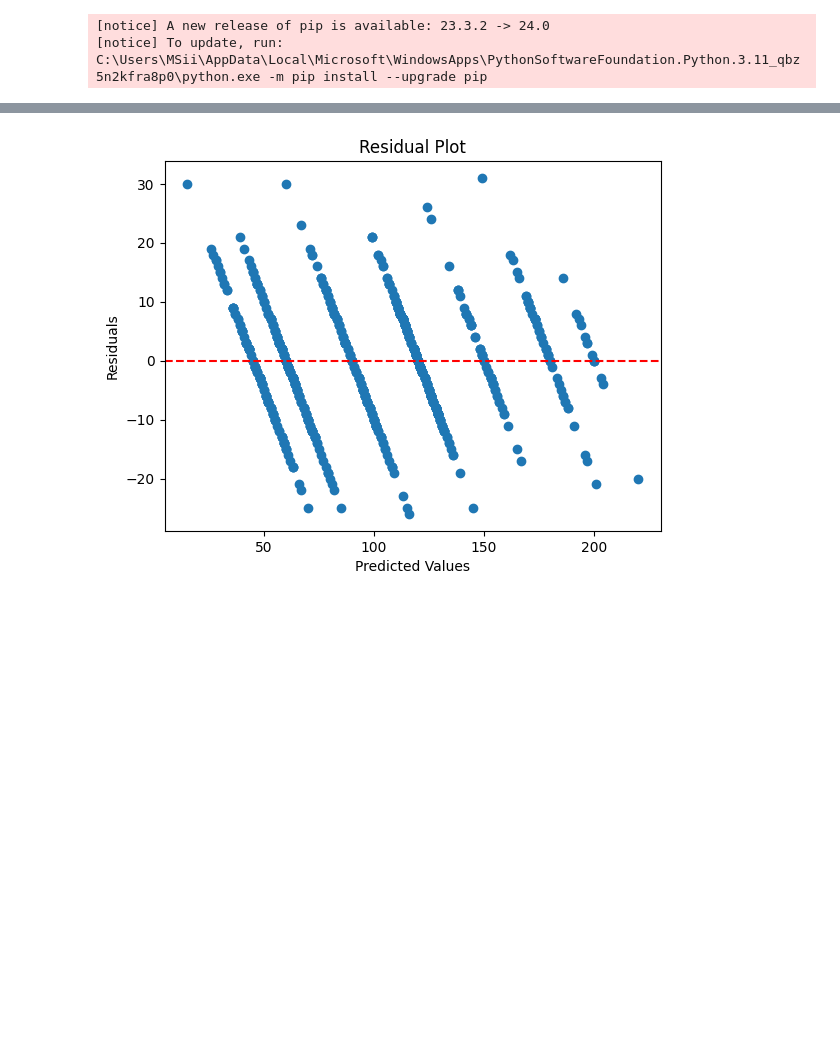
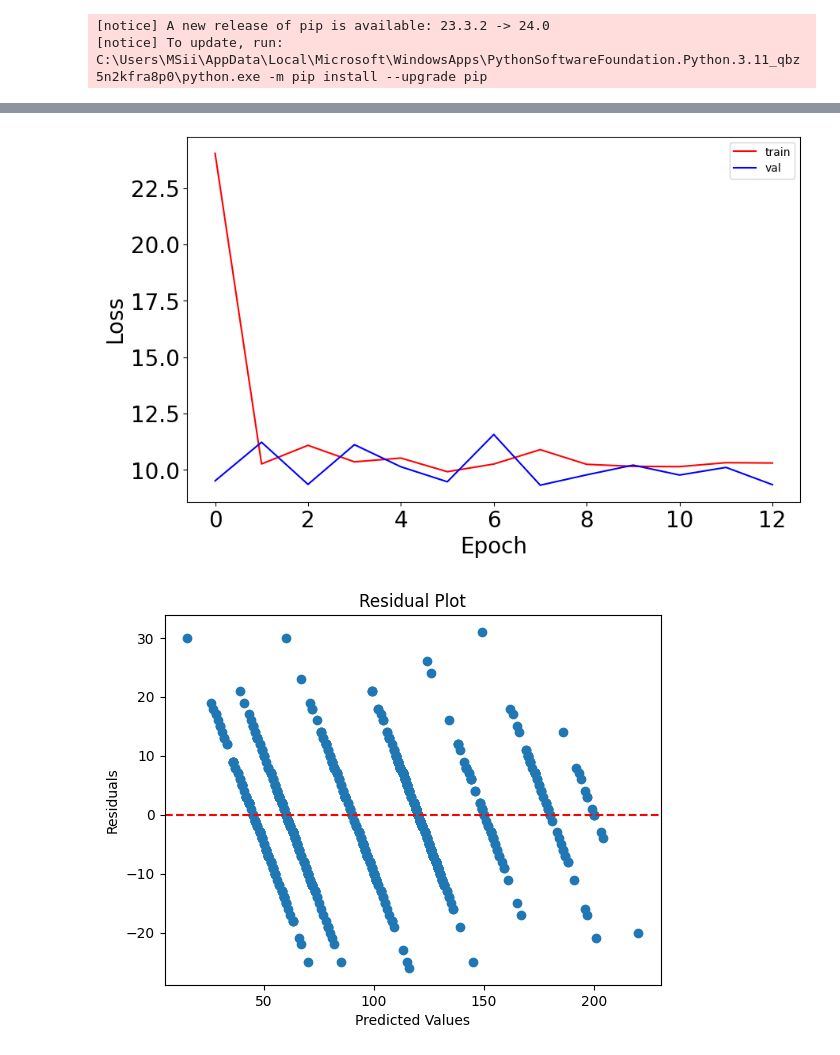
Before and after one commit to harees-srini/FYP-implementation, a Jupyter notebook: NN_prediction_V2.ipynb, the cells around one changed output, grey strips where cells are left out. Drawn from its saved outputs; the diff is of its cells as text; code cells hidden in the pictures; blank space fills up the shorter version.

```diff
--- a/NN_prediction_V2.ipynb
+++ b/NN_prediction_V2.ipynb
@@ -183,3 +194,14 @@ Root Mean Squared Error: 9.393726139506304
+# %%
+# Plot the loss function
+fig, ax = plt.subplots(1, 1, figsize=(10,6))
+ax.plot(np.sqrt(history.history['loss']), 'r', label='train')
+ax.plot(np.sqrt(history.history['val_loss']), 'b' ,label='val')
+ax.set_xlabel(r'Epoch', fontsize=20)
+ax.set_ylabel(r'Loss', fontsize=20)
+ax.legend()
+ax.tick_params(labelsize=20)
+# %% [output]
+[figure, added]
 # %%
 residuals = y_test - y_preds
 plt.scatter(y_preds, residuals)
```
Also changed, not shown: parts of 11 cells of this notebook, 12 other files.
